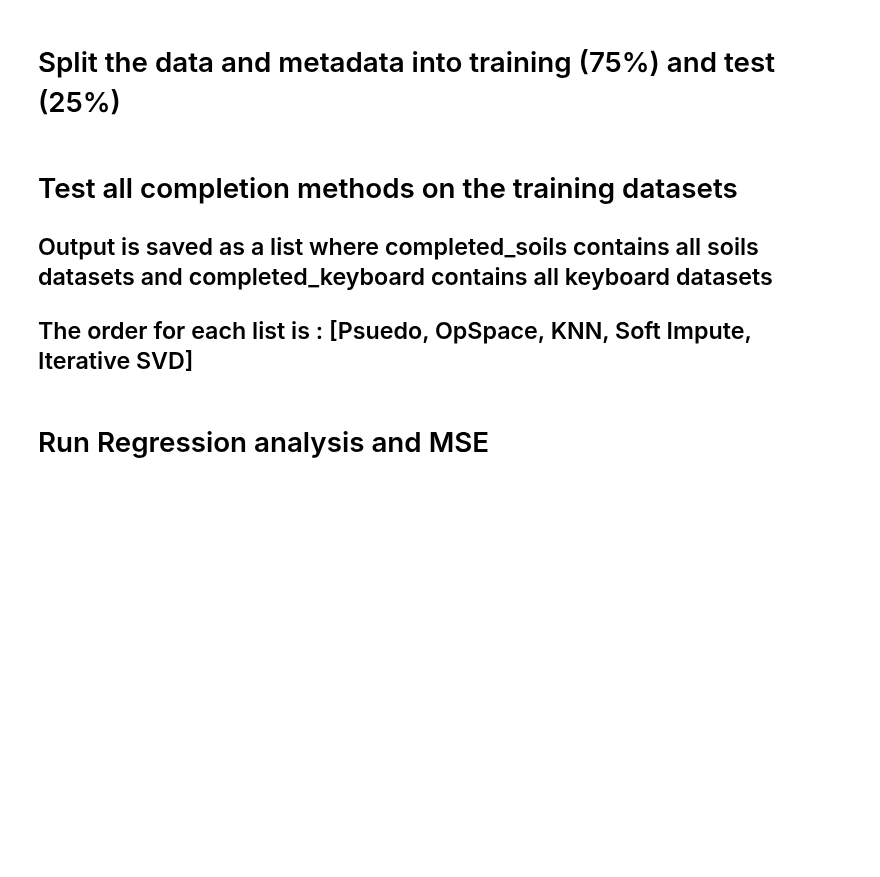
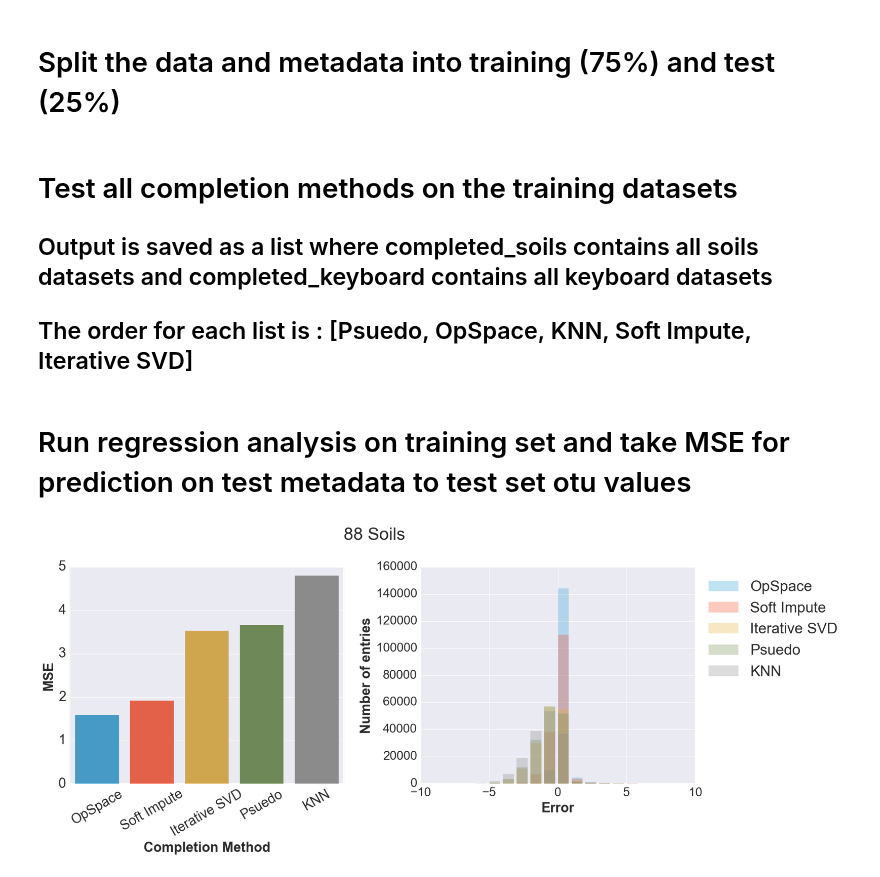
Before and after one commit to biocore/DEICODE, a Jupyter notebook: Examples/Regression_MSE.ipynb, the cells around one changed output. Drawn from its saved outputs; the diff is of its cells as text; code cells hidden in the pictures; blank space fills up the shorter version.

Commit message:
update regression bench

```diff
--- a/Examples/Regression_MSE.ipynb
+++ b/Examples/Regression_MSE.ipynb
@@ -50,6 +50,15 @@ plt.style.use('fivethirtyeight')
 plt.style.use('seaborn-white')
 plt.style.use('seaborn-darkgrid')
 plt.style.use('seaborn-paper')
+
+plt.rcParams['font.size'] = 22
+plt.rcParams['axes.labelsize'] = 22
+plt.rcParams['axes.labelweight'] = 'bold'
+plt.rcParams['xtick.labelsize'] = 22
+plt.rcParams['ytick.labelsize'] = 22
+plt.rcParams['legend.fontsize'] = 22
+plt.rcParams['figure.titlesize'] = 22
+
 HTML("""<style>div.cell { /* Tunes the space between cells */margin-top:1em;margin-bottom:1em;}div.text_cell_render h1 { /* Main titles bigger, centered */
 font-size: 3em;line-height:1.4em;text-align:center;}
 div.text_cell_render h2 { /*  Parts names nearer from text */margin-bottom: -0.4em;}
@@ -113,6 +123,7 @@ mappingdf=mappingdf[~mappingdf.index.duplicated(keep='first')]
 
 #match the tables
 otu_soils,mapping_soils=match(otutabledf,mappingdf)
+mapping_soils=mapping_soils.apply(pd.to_numeric, errors='ignore')
 # %% [markdown]
 # Split the data and metadata into training (75%) and test (25%)
 # %%
@@ -167,8 +178,8 @@ for X_train,la in zip([train_soils,train_keyboard],[completed_soils,completed_ke
     # Iter SVD
     X_filled_iter=IterativeSVD(verbose=False,min_value=.01,max_value=1e1).complete(X_noisefancy)
     la.append(pd.DataFrame(X_filled_iter,X_train.index,X_train.columns))
-# %% [markdown]
-# Run Regression analysis and MSE
+# %% [markdown]
+# Run regression analysis on training set and take MSE for prediction on test metadata to test set otu values
 # %%
 from gneiss.cluster import gradient_linkage
 from gneiss.regression import ols
@@ -174,0 +235,35 @@ from gneiss.regression import ols
+# %%
+#plot the results
+
+names_=['OpSpace', 'Soft Impute', 'Iterative SVD', 'Psuedo', 'KNN']
+names_order={'Psuedo':0, 'OpSpace':1, 'KNN':2, 'Soft Impute':3, 'Iterative SVD':4}
+
+MSE_data=pd.DataFrame([MSE_,['Psuedo', 'OpSpace', 'KNN', 'Soft Impute', 'Iterative SVD']]
+                      ,['MSE','Completion Method']).T.sort_values('MSE')
+
+fig, (ax2,ax1) = plt.subplots(ncols=2, nrows=1,figsize=(15,6))
+
+for name_ in names_:
+    ax1.bar(errors_unique[names_order[name_]], errors_counts[names_order[name_]]
+            , alpha=0.3, label=name_,color=next(ax1._get_lines.prop_cycler)['color'])
+
+# Set the tick labels font
+for label in (ax1.get_xticklabels() + ax1.get_yticklabels()):
+    label.set_fontname('Arial')
+    label.set_fontsize(20)
+
+ax1.legend(loc=2,prop={'size':24},bbox_to_anchor=(1.0, 1.0))
+ax1.set_xlim([-10, 10])
+ax1.set_xlabel('Error', fontsize=22)
+ax1.set_ylabel('Number of entries', fontsize=22)
+plt.tight_layout()
+#plt.savefig('compare_mse.png')
+
+sns.barplot(x='Completion Method',y='MSE',data=MSE_data,ax=ax2)
+for item in ax2.get_xticklabels():
+    item.set_rotation(30)
+
+plt.suptitle('88 Soils',y=1.1,fontsize=28)
+plt.show()
+# %% [output]
+[figure, added]
```
Also changed, not shown: parts of 3 cells of this notebook.
